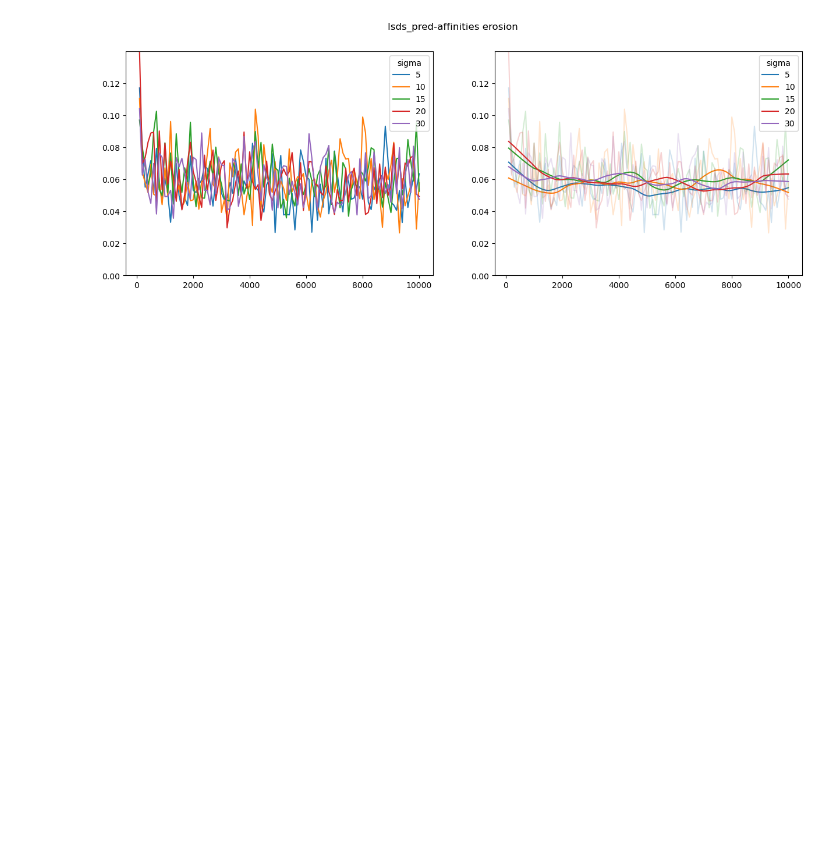
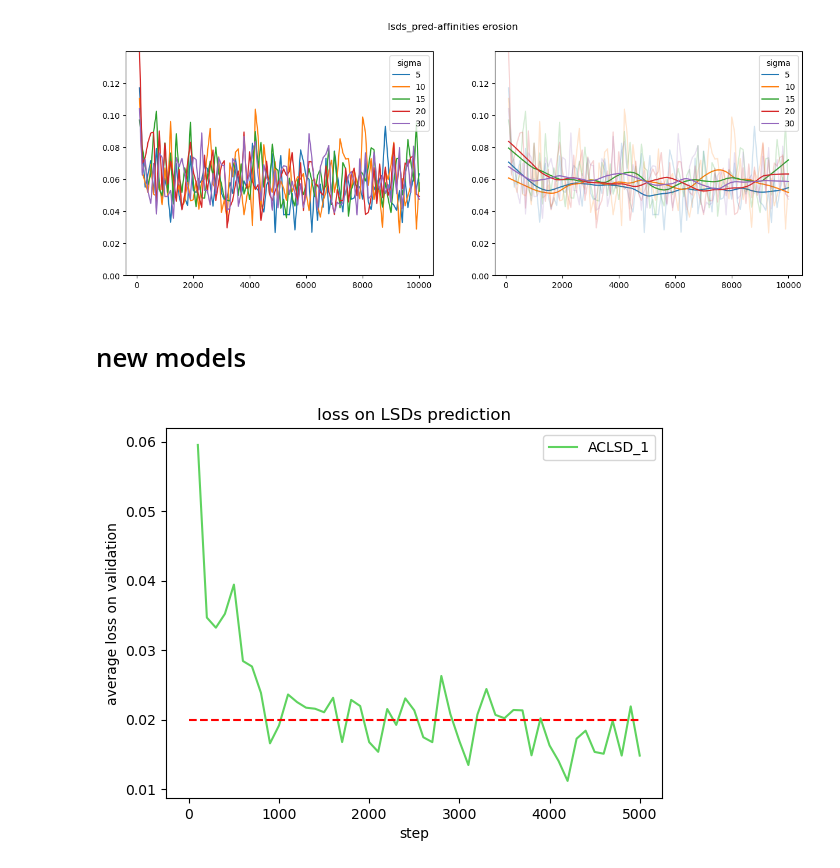
Before and after one commit to enricoenne/lsd_testing, a Jupyter notebook: MINE/metrics_visualizer.ipynb, the cells around one changed output. Drawn from its saved outputs; the diff is of its cells as text; code cells hidden in the pictures; blank space fills up the shorter version.

```diff
--- a/MINE/metrics_visualizer.ipynb
+++ b/MINE/metrics_visualizer.ipynb
@@ -226,3 +226,21 @@ sigma_explorer('/home/enrico.negri/github/lsd_testing/output/lsd-bound_sigmas/af
                info = 'erosion')
 # %% [output]
 [figure]
+# %% [markdown]
+# new models
+# %%
+folder_name = '/home/enrico.negri/github/lsd_testing/output/new_models/step5000_b14_c256_lr0.0001_s15/'
+raw_LSD = pd.read_csv(folder_name + 'raw-lsds.csv')
+
+
+plt.plot(raw_LSD['step'], raw_LSD['0'], color='#5fd35f', label='ACLSD_1')
+plt.hlines(0.02, xmin=0, xmax=max(raw_LSD['step']), color='red', linestyle='dashed')
+plt.title('loss on LSDs prediction')
+plt.xlabel('step')
+plt.ylabel('average loss on validation')
+plt.legend(loc='upper right')
+
+plt.show()
+plt.close()
+# %% [output]
+[figure, added]
```
Also changed, not shown: parts of 9 cells of this notebook, 3 other files.
